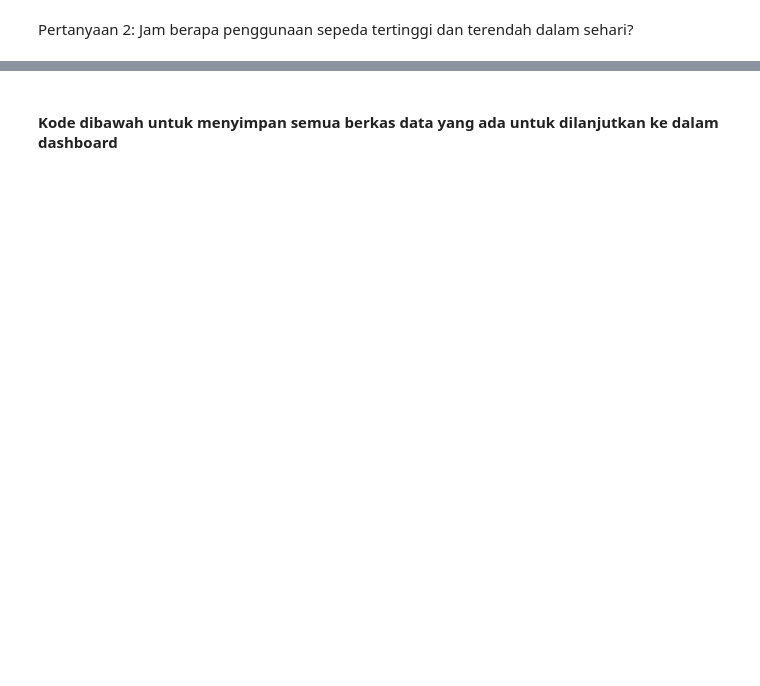
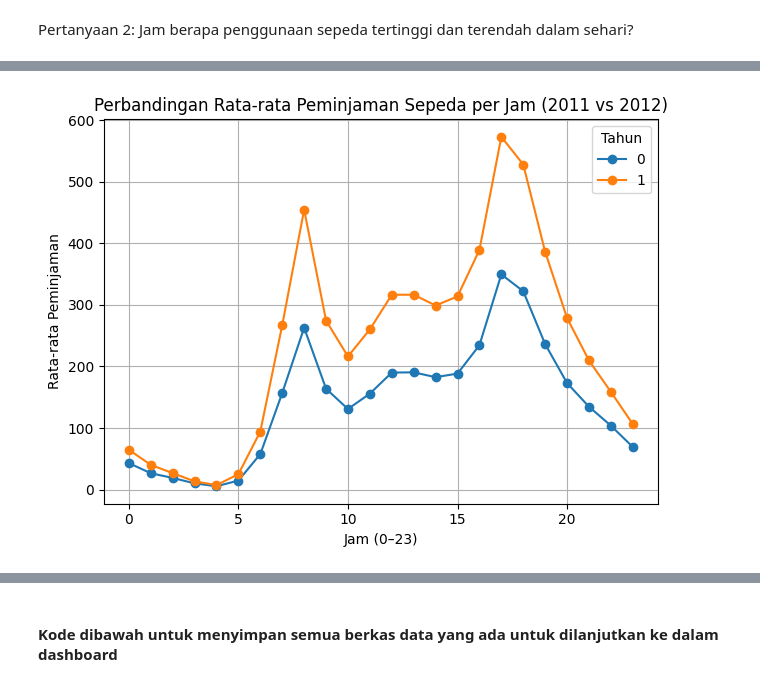
Before and after one commit to Jonathnch/addp-dicoding, a Jupyter notebook: notebook.ipynb, the cells around one changed output, grey strips where cells are left out. Saved outputs shown, nothing was run; the diff lists cells and outputs as text; code cells hidden in the pictures; blank space fills up the shorter version.

```diff
--- a/notebook.ipynb
+++ b/notebook.ipynb
@@ -229,0 +238,8 @@ Jam tertinggi peminjaman sepeda berada pada pukul 17, berarti 5 sore untuk trans
+# %%
+df_avg = bikehour_df.groupby(by=['hr', 'yr'])['cnt'].mean().reset_index()
+
+df_pivot = df_avg.pivot(index='hr', columns='yr', values='cnt')
+
+df_pivot_columns = ['2011', '2012']
+
+print(df_pivot)
@@ -229,0 +264,11 @@ Jam tertinggi peminjaman sepeda berada pada pukul 17, berarti 5 sore untuk trans
+# %%
+df_pivot.plot(kind='line', marker='o')
+plt.title('Perbandingan Rata-rata Peminjaman Sepeda per Jam (2011 vs 2012)')
+plt.xlabel('Jam (0–23)')
+plt.ylabel('Rata-rata Peminjaman')
+plt.grid(True)
+plt.legend(title='Tahun')
+plt.tight_layout()
+plt.show()
+# %% [output]
+[figure, added]
```
Also changed, not shown: parts of 15 cells of this notebook.
